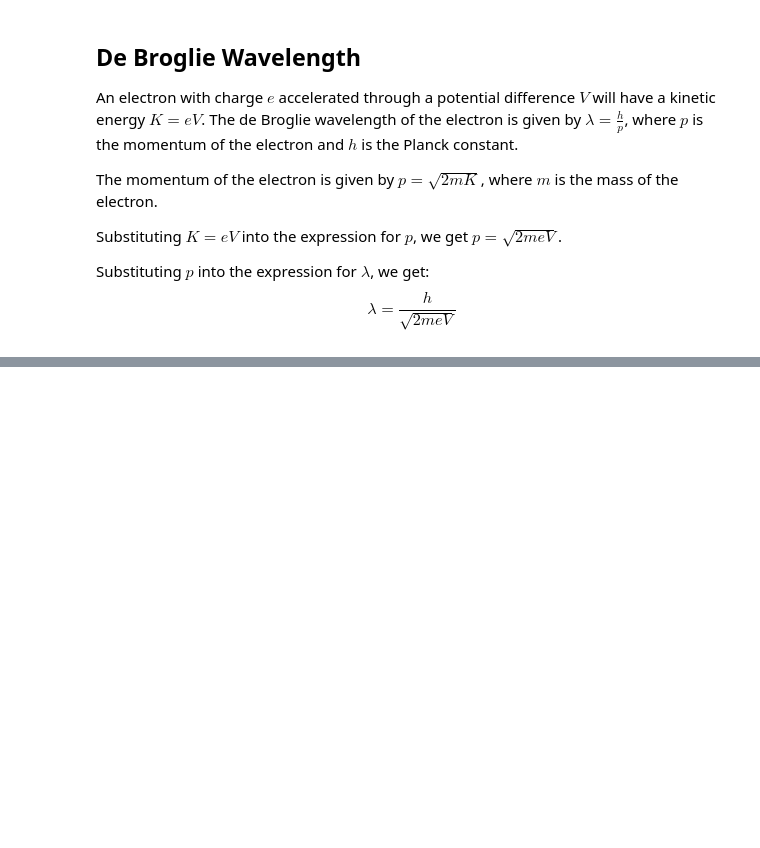
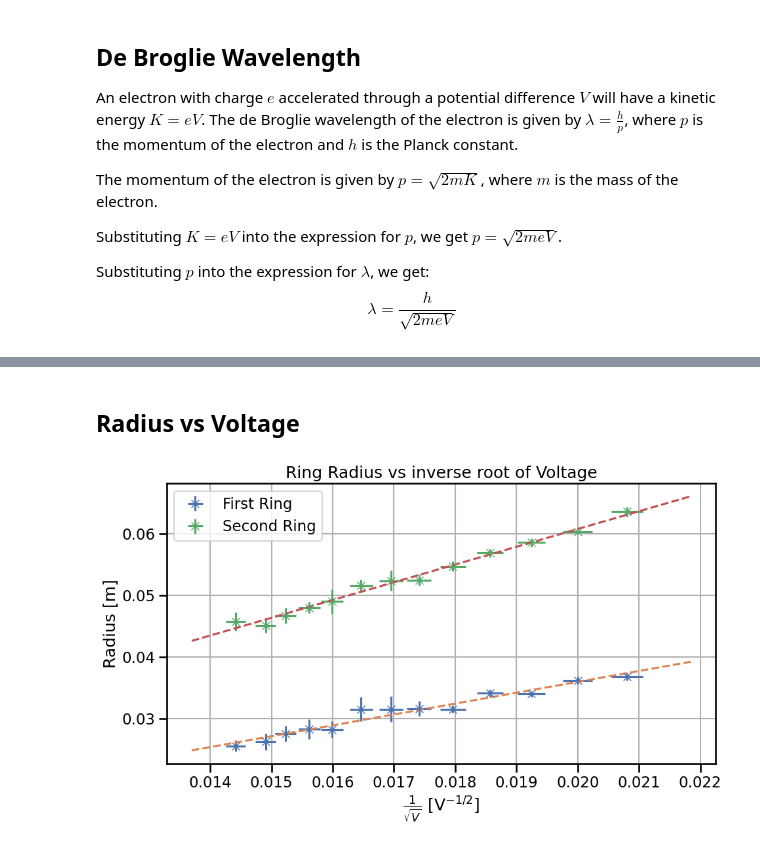
Before and after one commit to MrIsCM/Solid_State_Physics, a Jupyter notebook: Electron_Difrraction/analysis.ipynb, the cells around one changed output, grey strips where cells are left out. Drawn from its saved outputs; the diff is of its cells as text; code cells hidden in the pictures; blank space fills up the shorter version.

```diff
--- a/Electron_Difrraction/analysis.ipynb
+++ b/Electron_Difrraction/analysis.ipynb
@@ -150,3 +162,48 @@ results = pd.DataFrame({
 }, index=['Pendiente', 'Ordenada en el origen', 'Error Pendiente', 'Error Ordenada en el origen', 'R2', 'p-valor'])
 # %%
 results.to_csv(output_dir / 'ajustes.csv')
+# %% [markdown]
+## Radius vs Voltage
+# %%
+# Regression lines
+from scipy.stats import linregress
+
+x_exp_1 = df_anillo_1['Voltage [V]']**(-1/2)
+x_exp_2 = df_anillo_2['Voltage [V]']**(-1/2)
+
+y_exp_1 = df_anillo_1['Radio [m]']
+y_exp_2 = df_anillo_2['Radio [m]']
+
+
+results_V_1 = linregress(x_exp_1, y_exp_1)
+results_V_2 = linregress(x_exp_2, y_exp_2)
+
+x = np.linspace(x_exp_1.min()*0.95, x_exp_1.max()*1.05, 100)
+
+plt.figure(figsize=(10, 6))
+
+sns.set_style()
+sns.set_context('talk')
+sns.set_palette('deep')
+
+plt.errorbar(x_exp_1, y_exp_1, yerr=df_anillo_1['Error Radio [m]'], xerr=0.5 * df_anillo_1['Voltage Error [V]'] / df_anillo_1['Voltage [V]']**1.5, fmt='x', label='First Ring')
+plt.plot(x, results_V_1.intercept + results_V_1.slope * x, '--')
+
+plt.errorbar(x_exp_2, y_exp_2, yerr=df_anillo_2['Error Radio [m]'], xerr=0.5 * df_anillo_2['Voltage Error [V]'] / df_anillo_2['Voltage [V]']**1.5, fmt='x', label='Second Ring')
+plt.plot(x, results_V_2.intercept + results_V_2.slope * x, '--')
+
+
+# plt.plot(df_anillo_1['lambda [m]'], df_anillo_1['Radio [m]'], 'x', label='Anillo 1')
+# plt.plot(df_anillo_2['lambda [m]'], df_anillo_2['Radio [m]'], 'x', label='Anillo 2')
+
+plt.title('Ring Radius vs inverse root of Voltage')
+plt.xlabel(r'$\frac{1}{\sqrt{V}}$ [V$^{-1/2}$]')
+plt.ylabel('Radius [m]')
+
+plt.legend()
+plt.grid()
+plt.tight_layout()
+
+plt.savefig(figures_dir / 'radio_vs_inv_V.pdf')
+# %% [output]
+[figure, added]
```
Also changed, not shown: parts of 8 cells of this notebook, 1 other file.
